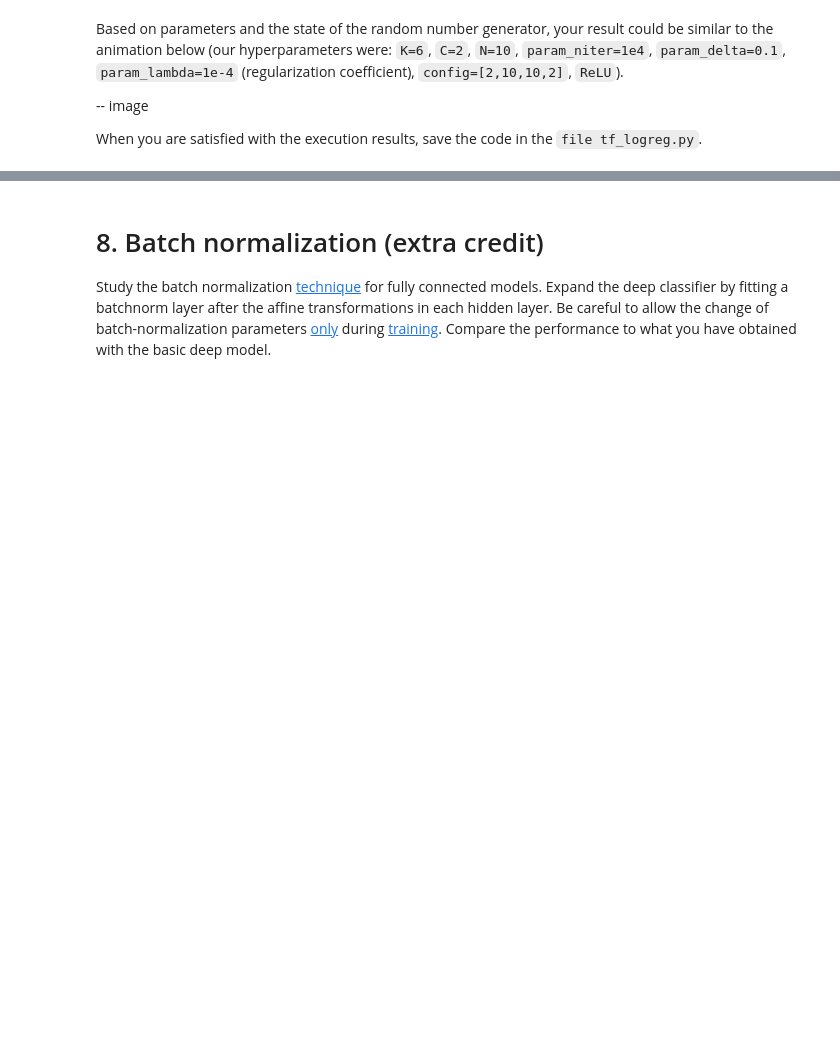
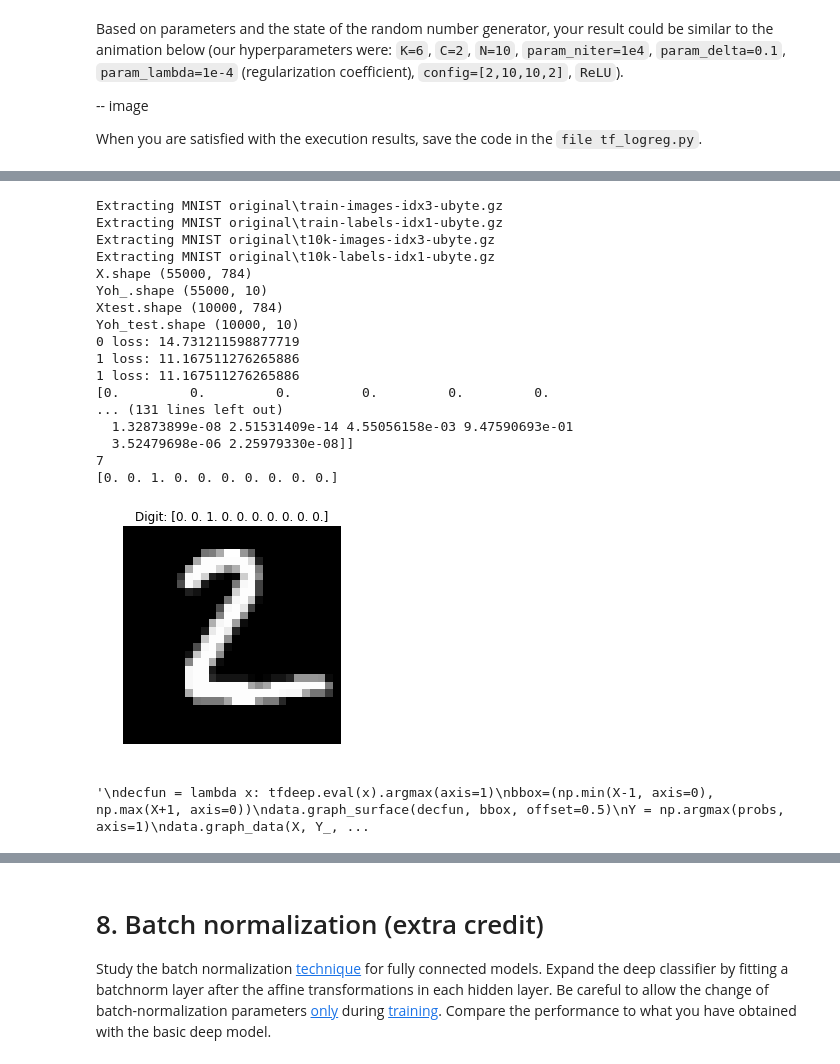
Before and after one commit to lstolcman/deep-learning, a Jupyter notebook: lab1/lab1.ipynb, the cells around one changed output, grey strips where cells are left out. Drawn from its saved outputs; the diff is of its cells as text; code cells hidden in the pictures; blank space fills up the shorter version.

Commit message:
lab1: 6th point - mnist template

```diff
--- a/lab1/lab1.ipynb
+++ b/lab1/lab1.ipynb
@@ -564,8 +564,8 @@ class TFDeep:
         for i in range(param_niter):
             loss_val = self.session.run(self.loss, feed_dict=data_in)
             self.session.run(self.train_step, feed_dict=data_in)
-            #if i%int(param_niter/10)==0:
-            #    #print('{} loss: {}'.format(i, loss_val))
+            if i%int(param_niter/10+1)==0:
+                print('{} loss: {}'.format(i, loss_val))
 
         print('{} loss: {}'.format(i, loss_val))
 
@@ -849,0 +926,74 @@ When you are satisfied with the execution results, save the code in the file `mn
+# %%
+from tensorflow.examples.tutorials.mnist import input_data
+mnist = input_data.read_data_sets("MNIST original", one_hot=True)
+
+np.random.seed(100)
+tf.set_random_seed(100)
+tf.reset_default_graph()
+
+X = mnist.train.images
+Yoh_ = mnist.train.labels
+print('X.shape', X.shape)
+print('Yoh_.shape', Yoh_.shape)
+
+Xtest = mnist.test.images
+Yoh_test = mnist.test.labels
+print('Xtest.shape', Xtest.shape)
+print('Yoh_test.shape', Yoh_test.shape)
+
+
+
+
+K = 28*28 # 28x28 px
+C = 10 # 0 1 2 3 4 5 6 7 8 9
+configuration = [K, C]
+
+activation_f = tf.nn.relu
+#activation_f = tf.sigmoid
+#activation_f = tf.tanh
+
+tfdeep = TFDeep(configuration, activation_f, 0.5)
+
+# perform the training with given hyper-parameters:
+tfdeep.train(X, Yoh_, 2)
+
+print(Xtest[1])
+# predict probabilities of the data points
+probs = tfdeep.eval([Xtest[1]])
+print(probs)
+print(np.argmax(probs))
+print(Yoh_test[1])
+
+plt.imshow(Xtest[1].reshape(28,28), cmap='gray', interpolation='nearest')
+plt.axis('off')
+plt.title("Digit: {}".format(Yoh_test[1]))
+plt.show()
+
+'''
+decfun = lambda x: tfdeep.eval(x).argmax(axis=1)
+bbox=(np.min(X-1, axis=0), np.max(X+1, axis=0))
+data.graph_surface(decfun, bbox, offset=0.5)
+Y = np.argmax(probs, axis=1)
+data.graph_data(X, Y_, Y)
+plt.show()
+'''
+# %% [output]
+Extracting MNIST original\train-images-idx3-ubyte.gz
+Extracting MNIST original\train-labels-idx1-ubyte.gz
+Extracting MNIST original\t10k-images-idx3-ubyte.gz
+Extracting MNIST original\t10k-labels-idx1-ubyte.gz
+X.shape (55000, 784)
+Yoh_.shape (55000, 10)
+Xtest.shape (10000, 784)
+Yoh_test.shape (10000, 10)
+0 loss: 14.731211598877719
+1 loss: 11.167511276265886
+1 loss: 11.167511276265886
+[0.         0.         0.         0.         0.         0.
+... (131 lines left out)
+  1.32873899e-08 2.51531409e-14 4.55056158e-03 9.47590693e-01
+  3.52479698e-06 2.25979330e-08]]
+7
+[0. 0. 1. 0. 0. 0. 0. 0. 0. 0.]
+[figure, added]
+'\ndecfun = lambda x: tfdeep.eval(x).argmax(axis=1)\nbbox=(np.min(X-1, axis=0), np.max(X+1, axis=0))\ndata.graph_surface(decfun, bbox, offset=0.5)\nY = np.argmax(probs, axis=1)\ndata.graph_data(X, Y_, ...
```
Also changed, not shown: parts of 6 cells of this notebook.
